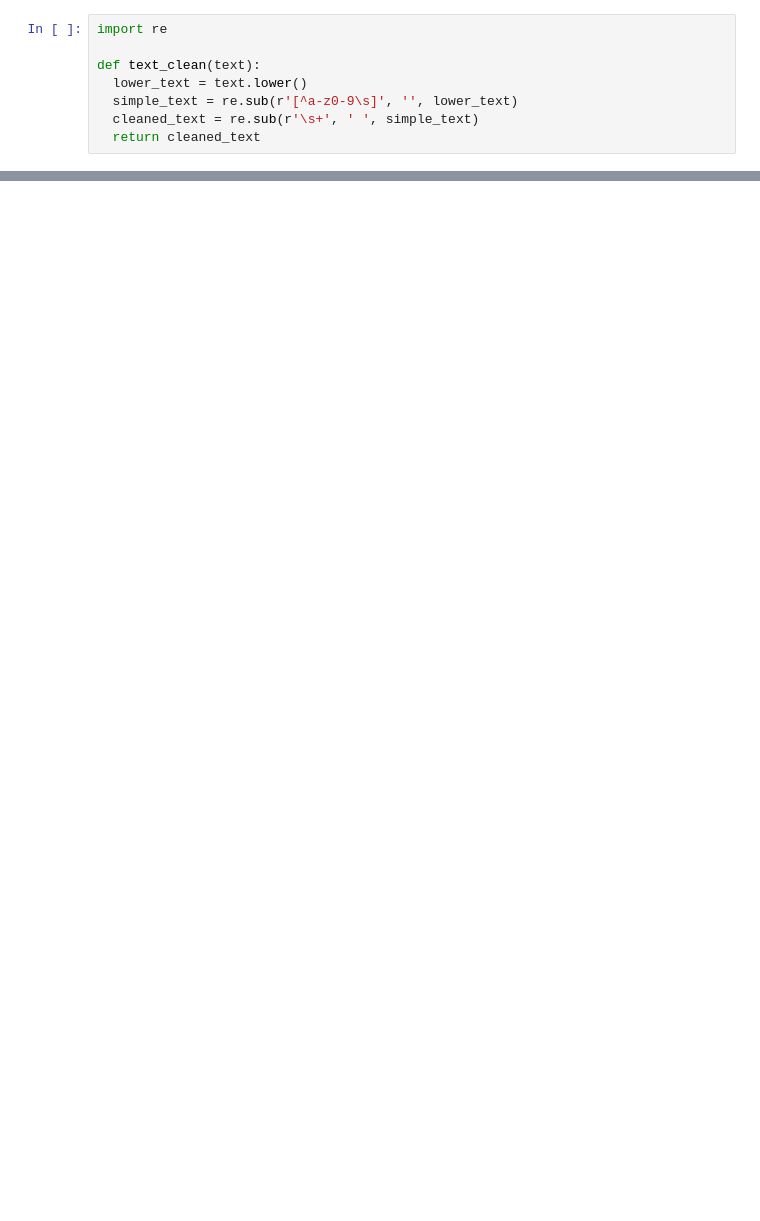
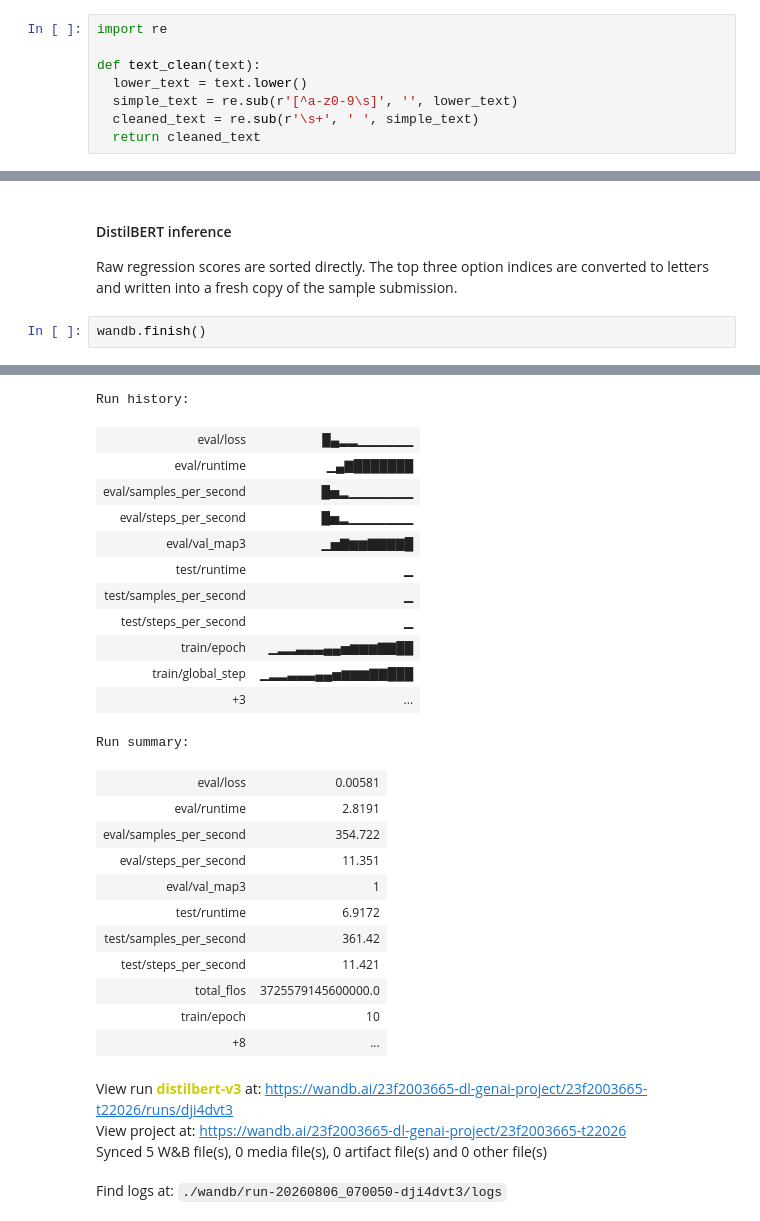
Before and after one commit to niteshsharma0602/Smart-MCQ-Solver, a Jupyter notebook: notebooks/dl-23f2003665-notebook-t22026.ipynb, the cells around one changed output, grey strips where cells are left out. Cells and saved outputs as stored; diff of their text form; blank space fills up the shorter version.

```diff
--- a/notebooks/dl-23f2003665-notebook-t22026.ipynb
+++ b/notebooks/dl-23f2003665-notebook-t22026.ipynb
@@ -300,0 +1050,6 @@ MAP@3 score for bottom 3 columns based on TF-IDF + cosine similarity: 0.4857
+# %% [markdown]
+#### DistilBERT inference
+Raw regression scores are sorted directly. The top three option indices are converted to letters and written into a fresh copy of the sample submission.
+# %%
+wandb.finish()
+# %% [output]
@@ -300,0 +1057,28 @@ MAP@3 score for bottom 3 columns based on TF-IDF + cosine similarity: 0.4857
+Run history:
+| eval/loss | █▄▂▂▁▁▁▁▁▁ |
+| eval/runtime | ▁▄▇███████ |
+| eval/samples_per_second | █▅▂▁▁▁▁▁▁▁ |
+| eval/steps_per_second | █▅▂▁▁▁▁▁▁▁ |
+| eval/val_map3 | ▁▅▇▆▆▇▇▇▇█ |
+| test/runtime | ▁ |
+| test/samples_per_second | ▁ |
+| test/steps_per_second | ▁ |
+| train/epoch | ▁▂▂▃▃▃▄▄▅▆▆▆▇▇██ |
+| train/global_step | ▁▂▂▃▃▃▄▄▅▆▆▆▇▇███ |
+| +3 | ... |
+Run summary:
+| eval/loss | 0.00581 |
+| eval/runtime | 2.8191 |
+| eval/samples_per_second | 354.722 |
+| eval/steps_per_second | 11.351 |
+| eval/val_map3 | 1 |
+| test/runtime | 6.9172 |
+| test/samples_per_second | 361.42 |
+| test/steps_per_second | 11.421 |
+| total_flos | 3725579145600000.0 |
+| train/epoch | 10 |
+| +8 | ... |
+View run distilbert-v3 at: https://wandb.ai/23f2003665-dl-genai-project/23f2003665-t22026/runs/dji4dvt3
+View project at: https://wandb.ai/23f2003665-dl-genai-project/23f2003665-t22026
+Synced 5 W&B file(s), 0 media file(s), 0 artifact file(s) and 0 other file(s)
+Find logs at: ./wandb/run-20260806_070050-dji4dvt3/logs
```
Also changed, not shown: parts of 100 cells of this notebook.
